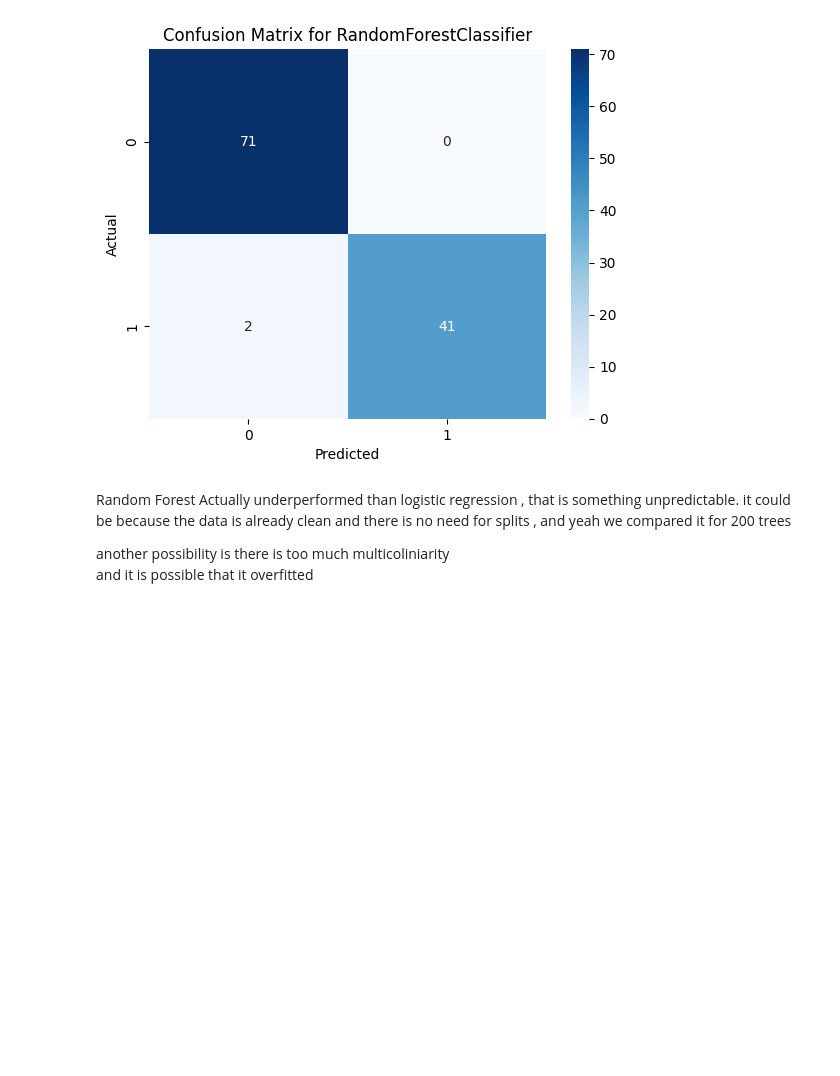
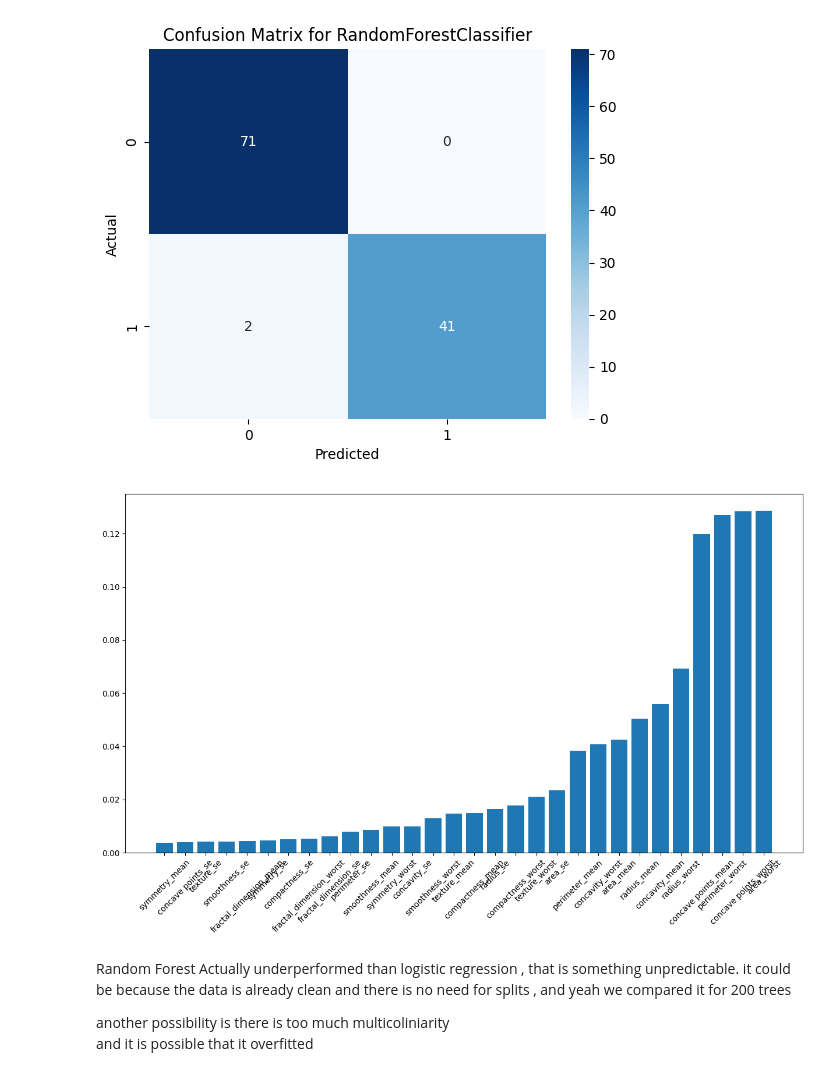
Before and after one commit to TheOnlySG/medical-classification-ml, a Jupyter notebook: notebooks/eda_cancer.ipynb, the cells around one changed output. Cells and saved outputs as stored; diff of their text form; code cells hidden in the pictures; blank space fills up the shorter version.

```diff
--- a/notebooks/eda_cancer.ipynb
+++ b/notebooks/eda_cancer.ipynb
@@ -316,6 +316,19 @@ plt.title("Confusion Matrix for RandomForestClassifier")
 plt.show()
 # %% [output]
 [figure]
+# %%
+importance = pd.DataFrame({
+    "Features" : x.columns,
+    "Importance" : RandomForestModel.feature_importances_
+})
+importance = importance.sort_values(by='Importance')
+# %%
+plt.figure(figsize=(15,8))
+plt.bar(importance['Features'] , importance['Importance'])
+plt.xticks(rotation = 45)
+plt.show()
+# %% [output]
+[figure, added]
 # %% [markdown]
 Random Forest Actually underperformed than logistic regression , that is something unpredictable. it could be because the data is already clean and there is no need for splits , and yeah we compared it for 200 trees
 
```
Also changed, not shown: 2 other files.
